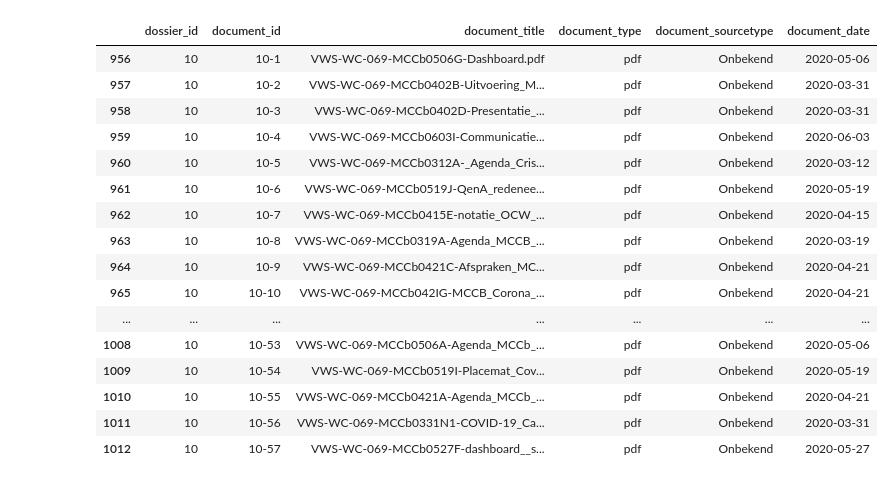
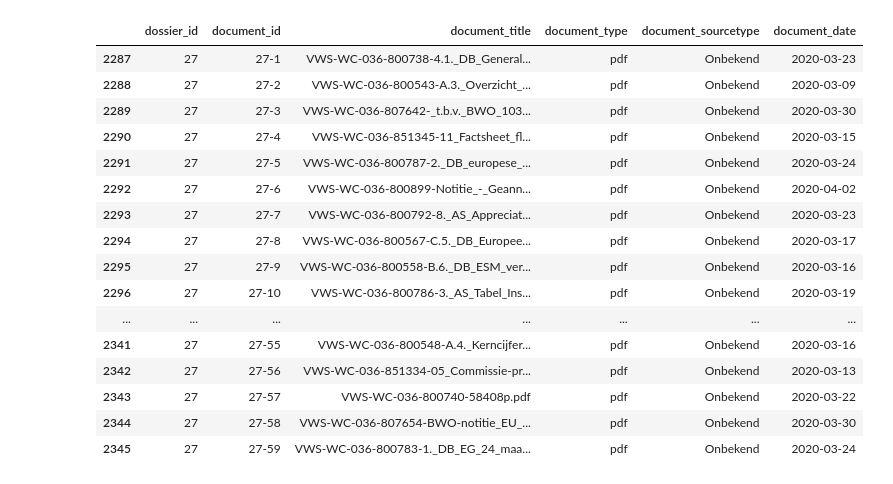
Before and after one commit to nenamagdalenaa/COVID-19-preprocessing, a Jupyter notebook: view_documents_dossier.ipynb, the cells around one changed output. Saved outputs shown, nothing was run; the diff lists cells and outputs as text; code cells hidden in the pictures.

```diff
--- a/view_documents_dossier.ipynb
+++ b/view_documents_dossier.ipynb
@@ -1,33 +1,33 @@
 # %%
 import pandas as pd
 
 # CSV-bestanden inlezen
 df_dossiers = pd.read_csv("df_dossiers_final.csv")
 df_documents = pd.read_csv("df_documents_dates.csv")
 
-selected_dossier_id = 10
+selected_dossier_id = 27
 
 df_selected_documents = df_documents[df_documents["dossier_id"] == selected_dossier_id]
 
 pd.set_option("display.max_colwidth", None)
 pd.set_option("display.width", 1000)
 pd.set_option("display.max_rows", None)
 display(df_selected_documents)
 # %% [output]
 |  | dossier_id | document_id | document_title | document_type | document_sourcetype | document_date |
-| 956 | 10 | 10-1 | VWS-WC-069-MCCb0506G-Dashboard.pdf | pdf | Onbekend | 2020-05-06 |
-| 957 | 10 | 10-2 | VWS-WC-069-MCCb0402B-Uitvoering_M... | pdf | Onbekend | 2020-03-31 |
-| 958 | 10 | 10-3 | VWS-WC-069-MCCb0402D-Presentatie_... | pdf | Onbekend | 2020-03-31 |
-| 959 | 10 | 10-4 | VWS-WC-069-MCCb0603I-Communicatie... | pdf | Onbekend | 2020-06-03 |
-| 960 | 10 | 10-5 | VWS-WC-069-MCCb0312A-_Agenda_Cris... | pdf | Onbekend | 2020-03-12 |
-| 961 | 10 | 10-6 | VWS-WC-069-MCCb0519J-QenA_redenee... | pdf | Onbekend | 2020-05-19 |
-| 962 | 10 | 10-7 | VWS-WC-069-MCCb0415E-notatie_OCW_... | pdf | Onbekend | 2020-04-15 |
-| 963 | 10 | 10-8 | VWS-WC-069-MCCb0319A-Agenda_MCCB_... | pdf | Onbekend | 2020-03-19 |
-| 964 | 10 | 10-9 | VWS-WC-069-MCCb0421C-Afspraken_MC... | pdf | Onbekend | 2020-04-21 |
-| 965 | 10 | 10-10 | VWS-WC-069-MCCb042IG-MCCB_Corona_... | pdf | Onbekend | 2020-04-21 |
+| 2287 | 27 | 27-1 | VWS-WC-036-800738-4.1._DB_General... | pdf | Onbekend | 2020-03-23 |
+| 2288 | 27 | 27-2 | VWS-WC-036-800543-A.3._Overzicht_... | pdf | Onbekend | 2020-03-09 |
+| 2289 | 27 | 27-3 | VWS-WC-036-807642-_t.b.v._BWO_103... | pdf | Onbekend | 2020-03-30 |
+| 2290 | 27 | 27-4 | VWS-WC-036-851345-11_Factsheet_fl... | pdf | Onbekend | 2020-03-15 |
+| 2291 | 27 | 27-5 | VWS-WC-036-800787-2._DB_europese_... | pdf | Onbekend | 2020-03-24 |
+| 2292 | 27 | 27-6 | VWS-WC-036-800899-Notitie_-_Geann... | pdf | Onbekend | 2020-04-02 |
+| 2293 | 27 | 27-7 | VWS-WC-036-800792-8._AS_Appreciat... | pdf | Onbekend | 2020-03-23 |
+| 2294 | 27 | 27-8 | VWS-WC-036-800567-C.5._DB_Europee... | pdf | Onbekend | 2020-03-17 |
+| 2295 | 27 | 27-9 | VWS-WC-036-800558-B.6._DB_ESM_ver... | pdf | Onbekend | 2020-03-16 |
+| 2296 | 27 | 27-10 | VWS-WC-036-800786-3._AS_Tabel_Ins... | pdf | Onbekend | 2020-03-19 |
 | ... | ... | ... | ... | ... | ... | ... |
-| 1008 | 10 | 10-53 | VWS-WC-069-MCCb0506A-Agenda_MCCb_... | pdf | Onbekend | 2020-05-06 |
-| 1009 | 10 | 10-54 | VWS-WC-069-MCCb0519I-Placemat_Cov... | pdf | Onbekend | 2020-05-19 |
-| 1010 | 10 | 10-55 | VWS-WC-069-MCCb0421A-Agenda_MCCb_... | pdf | Onbekend | 2020-04-21 |
-| 1011 | 10 | 10-56 | VWS-WC-069-MCCb0331N1-COVID-19_Ca... | pdf | Onbekend | 2020-03-31 |
-| 1012 | 10 | 10-57 | VWS-WC-069-MCCb0527F-dashboard__s... | pdf | Onbekend | 2020-05-27 |
+| 2341 | 27 | 27-55 | VWS-WC-036-800548-A.4._Kerncijfer... | pdf | Onbekend | 2020-03-16 |
+| 2342 | 27 | 27-56 | VWS-WC-036-851334-05_Commissie-pr... | pdf | Onbekend | 2020-03-13 |
+| 2343 | 27 | 27-57 | VWS-WC-036-800740-58408p.pdf | pdf | Onbekend | 2020-03-22 |
+| 2344 | 27 | 27-58 | VWS-WC-036-807654-BWO-notitie_EU_... | pdf | Onbekend | 2020-03-30 |
+| 2345 | 27 | 27-59 | VWS-WC-036-800783-1._DB_EG_24_maa... | pdf | Onbekend | 2020-03-24 |
```
Also changed, not shown: 4 other files.
